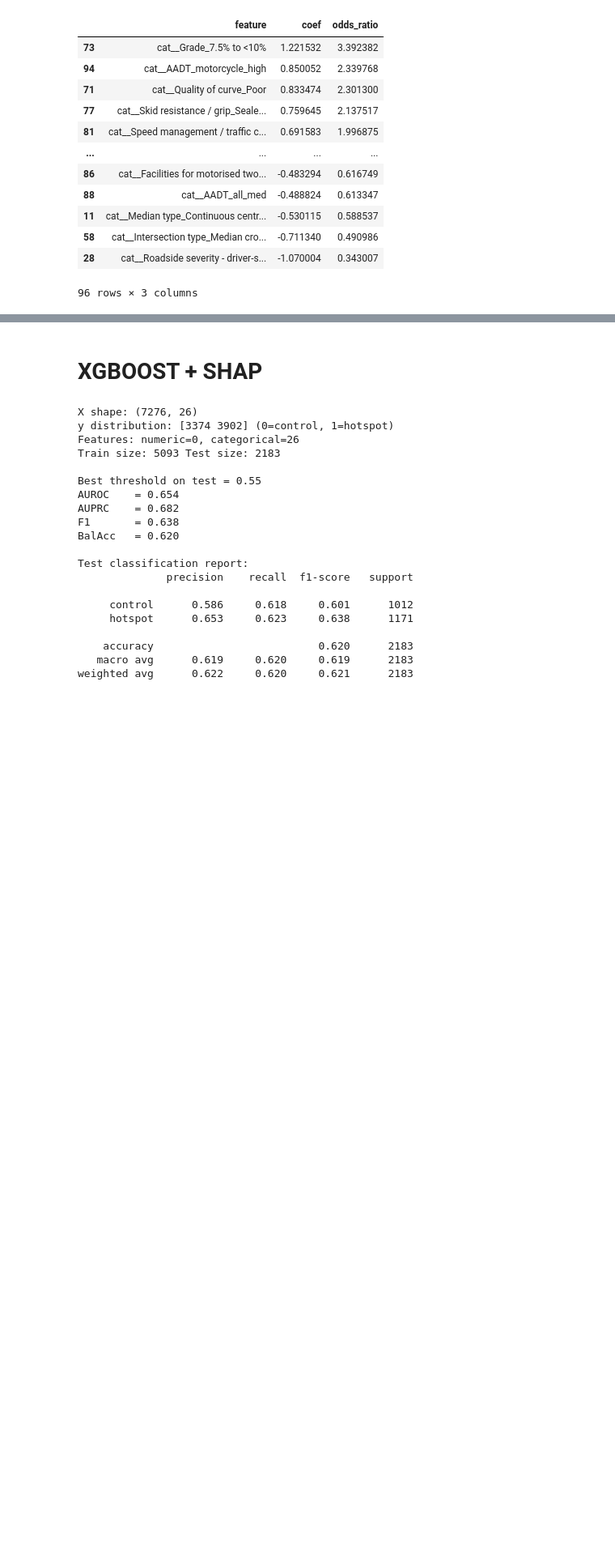
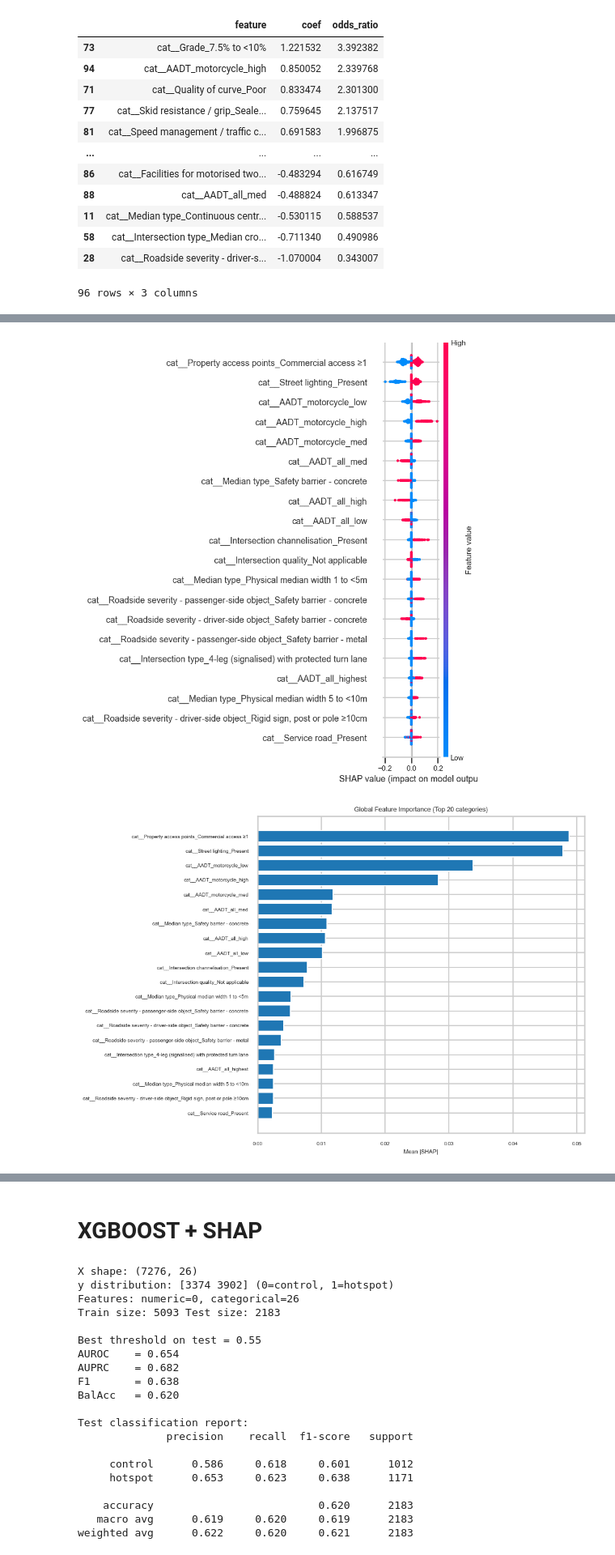
Before and after one commit to PongNJ/VisionToRisk, a Jupyter notebook: hotspot_analysis/factor_analysis.ipynb, the cells around one changed output, grey strips where cells are left out. Shown at 81% size. Cells and saved outputs as stored; diff of their text form; code cells hidden in the pictures; blank space fills up the shorter version.

```diff
--- a/hotspot_analysis/factor_analysis.ipynb
+++ b/hotspot_analysis/factor_analysis.ipynb
@@ -695,0 +754,43 @@ coef_df
+# %%
+import numpy as np
+import pandas as pd
+import matplotlib.pyplot as plt
+import shap
+
+# your existing objects:
+# - shap_values from KernelExplainer
+# - X_test_dm_subset = X_test_dm[:500]
+# - feature_names
+
+X_test_dm_subset = X_test_dm[:500]
+
+# KernelExplainer sometimes returns list (for multi-class); for binary it can be:
+# - array shape (n_samples, n_features)
+# - list with one array
+if isinstance(shap_values, list):
+    shap_arr = shap_values[0]
+else:
+    shap_arr = shap_values
+
+# 1) Beeswarm (points) - you already have, but keep for completeness
+shap.summary_plot(shap_arr, X_test_dm_subset, feature_names=feature_names, max_display=20)
+
+# 2) Global importance bar plot (mean absolute SHAP)
+mean_abs_shap = np.abs(shap_arr).mean(axis=0)
+
+imp = (
+    pd.DataFrame({"feature": feature_names, "mean_abs_shap": mean_abs_shap})
+      .sort_values("mean_abs_shap", ascending=False)
+      .head(20)
+      .sort_values("mean_abs_shap", ascending=True)  # for nicer horizontal order
+)
+
+plt.figure(figsize=(8, 7))
+plt.barh(imp["feature"], imp["mean_abs_shap"])
+plt.xlabel("Mean |SHAP|")
+plt.title("Global Feature Importance (Top 20 categories)")
+plt.tight_layout()
+plt.show()
+# %% [output]
+[figure, added]
+[figure, added]
```
Also changed, not shown: parts of 28 cells of this notebook.
